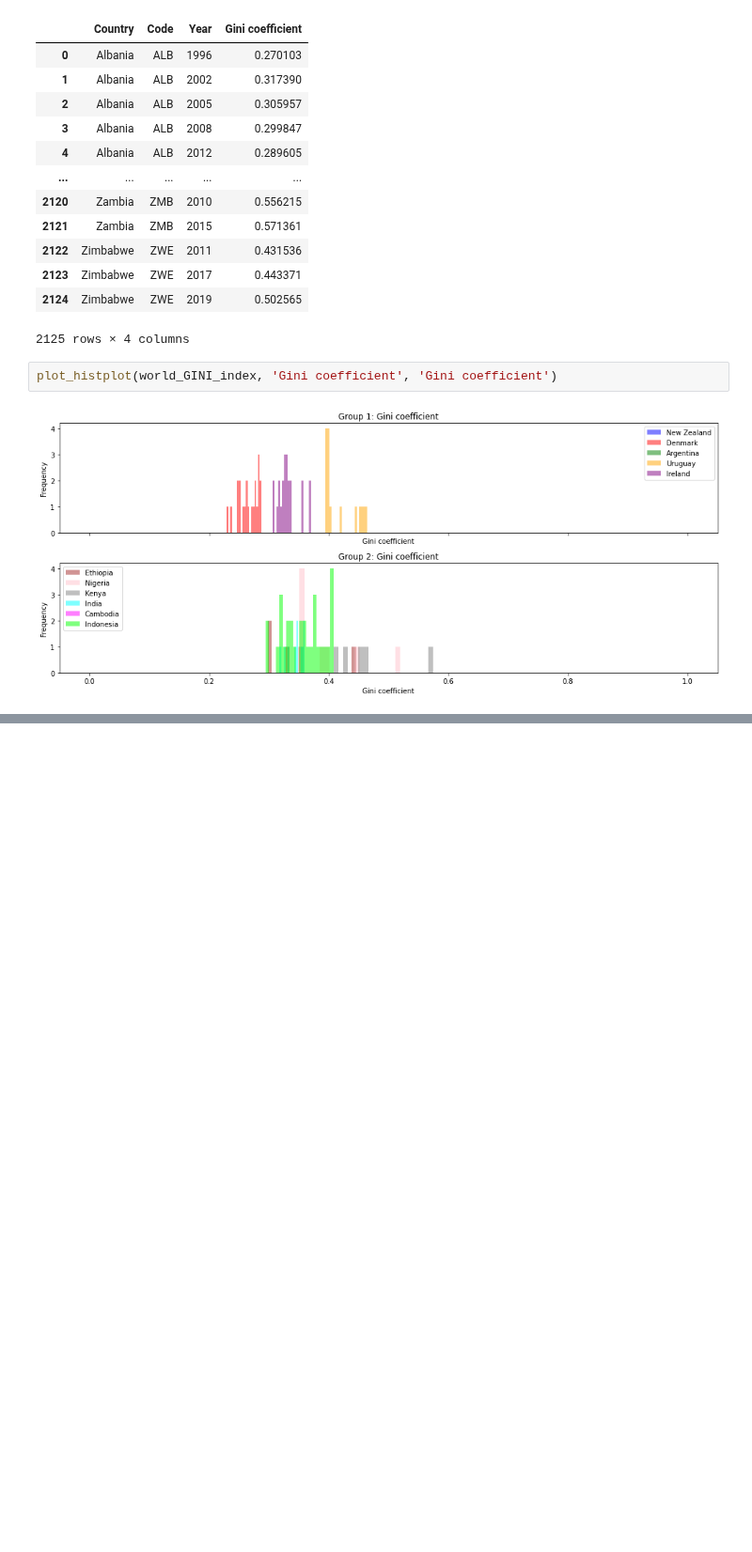
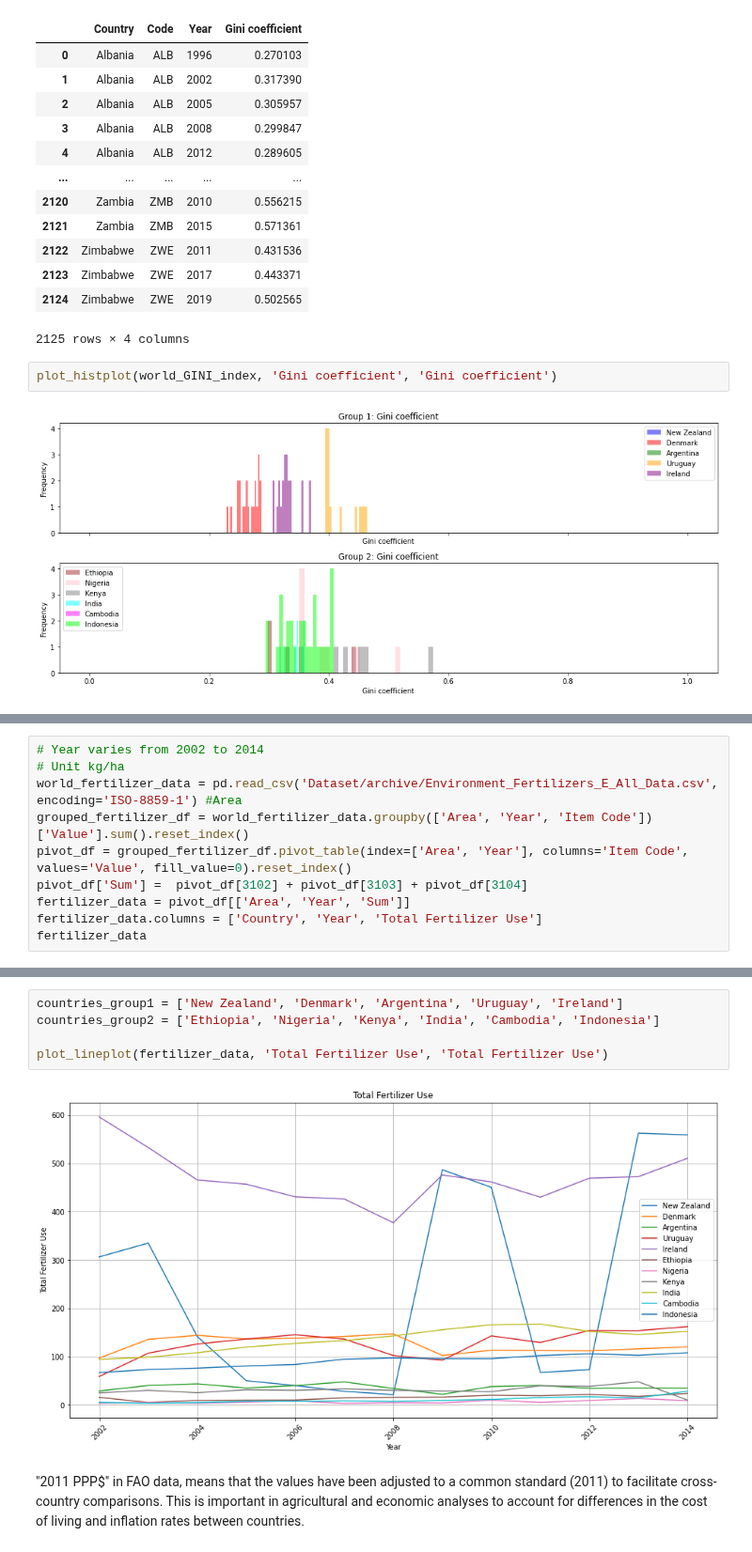
Before and after one commit to saumyasucharita/Agriculture-Data-Analysis, a Jupyter notebook: Exploratory Agriculture Data Analysis.ipynb, the cells around one changed output, grey strips where cells are left out. Shown at 94% size. Cells and saved outputs as stored; diff of their text form; blank space fills up the shorter version.

```diff
--- a/Exploratory Agriculture Data Analysis.ipynb
+++ b/Exploratory Agriculture Data Analysis.ipynb
@@ -379,0 +439,10 @@ plot_histplot(world_GINI_index, 'Gini coefficient', 'Gini coefficient')
+# %%
+# Year varies from 2002 to 2014
+# Unit kg/ha
+world_fertilizer_data = pd.read_csv('Dataset/archive/Environment_Fertilizers_E_All_Data.csv', encoding='ISO-8859-1') #Area
+grouped_fertilizer_df = world_fertilizer_data.groupby(['Area', 'Year', 'Item Code'])['Value'].sum().reset_index()
+pivot_df = grouped_fertilizer_df.pivot_table(index=['Area', 'Year'], columns='Item Code', values='Value', fill_value=0).reset_index()
+pivot_df['Sum'] =  pivot_df[3102] + pivot_df[3103] + pivot_df[3104]
+fertilizer_data = pivot_df[['Area', 'Year', 'Sum']]
+fertilizer_data.columns = ['Country', 'Year', 'Total Fertilizer Use']
+fertilizer_data
@@ -379,0 +463,9 @@ plot_histplot(world_GINI_index, 'Gini coefficient', 'Gini coefficient')
+# %%
+countries_group1 = ['New Zealand', 'Denmark', 'Argentina', 'Uruguay', 'Ireland']
+countries_group2 = ['Ethiopia', 'Nigeria', 'Kenya', 'India', 'Cambodia', 'Indonesia']
+
+plot_lineplot(fertilizer_data, 'Total Fertilizer Use', 'Total Fertilizer Use')
+# %% [output]
+[figure, added]
+# %% [markdown]
+"2011 PPP$" in FAO data, means that the values have been adjusted to a common standard (2011) to facilitate cross-country comparisons. This is important in agricultural and economic analyses to account for differences in the cost of living and inflation rates between countries.
```
Also changed, not shown: parts of 27 cells of this notebook.
